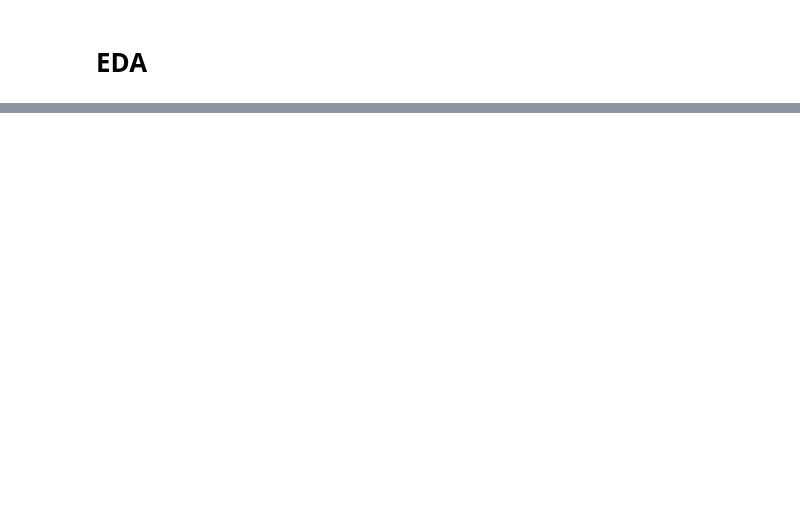
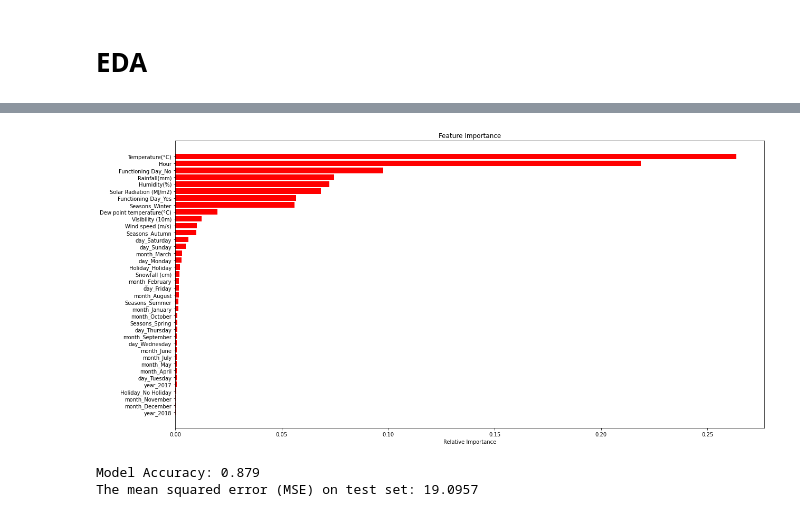
Before and after one commit to saurabhshinkar/Bike-Sharing-Demand-Prediction, a Jupyter notebook: Bike_Sharing_Demand_Prediction_Capstone_Project.ipynb, the cells around one changed output, grey strips where cells are left out. Drawn from its saved outputs; the diff is of its cells as text; code cells hidden in the pictures; blank space fills up the shorter version.

```diff
--- a/Bike_Sharing_Demand_Prediction_Capstone_Project.ipynb
+++ b/Bike_Sharing_Demand_Prediction_Capstone_Project.ipynb
@@ -245,0 +500,5 @@ Text(0.5, 1.0, 'Distribution Plot Of Rented Bike Count')
+# %%
+X_train, X_test, y_train, y_test = train_test_split(X, Y, test_size=0.33, random_state=324)
+# %%
+TreeRegressor= DecisionTreeRegressor(criterion='mse', random_state=0)
+TreeRegressor.fit(X_train, y_train)
@@ -245,0 +584,60 @@ Text(0.5, 1.0, 'Distribution Plot Of Rented Bike Count')
+# %%
+features = X_train.columns
+importances = TreeRegressor.feature_importances_
+indices = np.argsort(importances)
+# %%
+plt.figure(figsize=(20,10))
+plt.title('Feature Importance')
+plt.barh(range(len(indices)), importances[indices], color='red', align='center')
+plt.yticks(range(len(indices)), [features[i] for i in indices])
+plt.xlabel('Relative Importance')
+
+plt.show()
+# %% [output]
+[figure, added]
+# %%
+
+from sklearn import datasets
+from sklearn.preprocessing import StandardScaler
+from sklearn.model_selection import train_test_split
+from sklearn.pipeline import make_pipeline
+from sklearn.ensemble import GradientBoostingRegressor
+from sklearn.decomposition import PCA
+from sklearn.metrics import mean_squared_error
+#
+
+X_train, X_test, y_train, y_test = train_test_split(X, Y, test_size = 0.2, random_state = 0)
+#
+# Standardize the dataset
+#
+sc = StandardScaler()
+X_train_std = sc.fit_transform(X_train)
+X_test_std = sc.transform(X_test)
+#
+# Hyperparameters for GradientBoostingRegressor
+#
+gbr_params = {'n_estimators': 1000,
+          'max_depth': 3,
+          'min_samples_split': 5,
+          'learning_rate': 0.01,
+          'loss': 'ls'}
+#
+# Create an instance of gradient boosting regressor
+#
+gbr = GradientBoostingRegressor(**gbr_params)
+#
+# Fit the model
+#
+gbr.fit(X_train_std, y_train)
+#
+# Print Coefficient of determination R^2
+#
+print("Model Accuracy: %.3f" % gbr.score(X_test_std, y_test))
+#
+# Create the mean squared error
+#
+mse = mean_squared_error(y_test, gbr.predict(X_test_std))
+print("The mean squared error (MSE) on test set: {:.4f}".format(mse))
+# %% [output]
+Model Accuracy: 0.879
+The mean squared error (MSE) on test set: 19.0957
```
Also changed, not shown: parts of 65 cells of this notebook.
